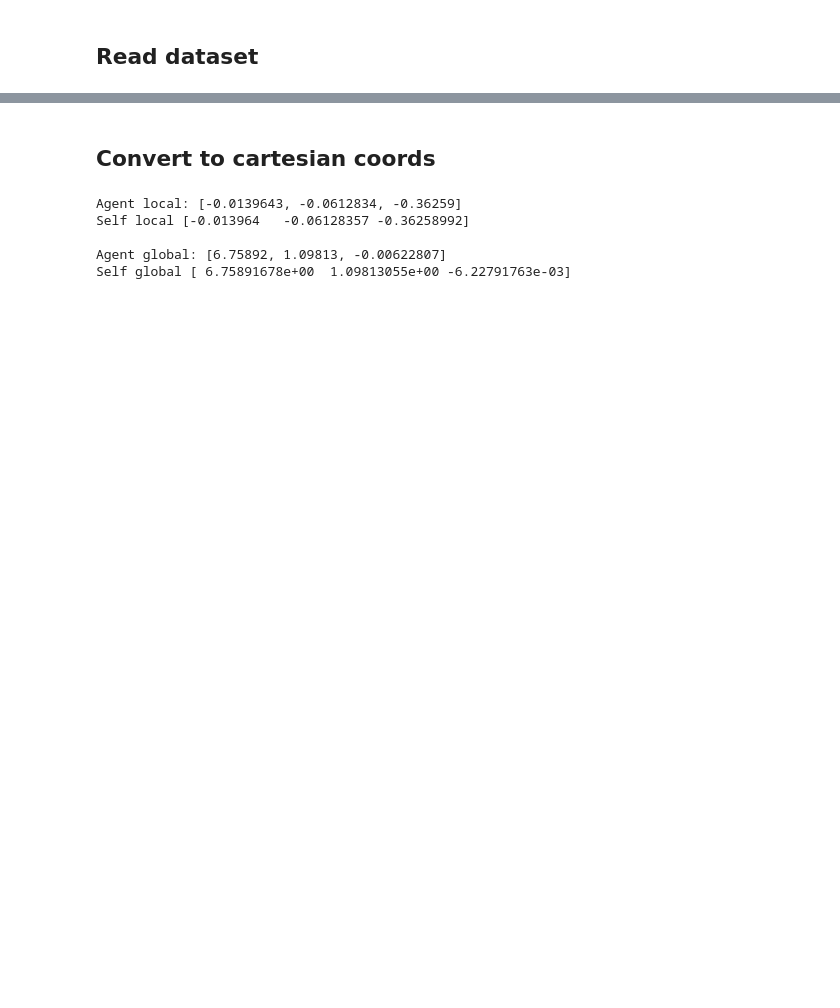
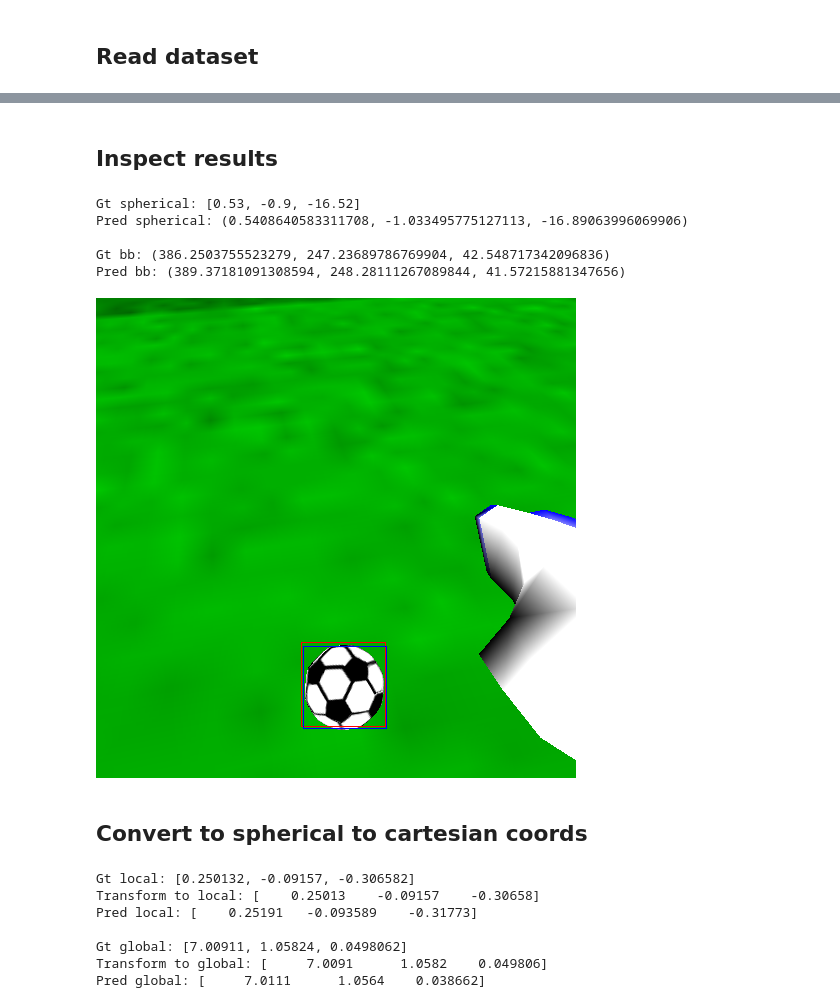
Before and after one commit to 262882/msc_trackdata_wrangling, a Jupyter notebook: transform/VisionTransform.ipynb, the cells around one changed output, grey strips where cells are left out. Saved outputs shown, nothing was run; the diff lists cells and outputs as text; code cells hidden in the pictures; blank space fills up the shorter version.

```diff
--- a/transform/VisionTransform.ipynb
+++ b/transform/VisionTransform.ipynb
@@ -17,0 +42,2 @@ with open(name_img, 'r') as input_file:
+# %%
+model = pretrained_yolov5s(None, None)
@@ -18,5 +52,32 @@ with open(name_img, 'r') as input_file:
+# %%
+detections = model.forward(test_img)[0]
+pred_boxes = detections[0:4]
+pred_bb = (pred_boxes[3]+pred_boxes[1])/2, (pred_boxes[0]+pred_boxes[2])/2, ((pred_boxes[2]-pred_boxes[0]+pred_boxes[3]-pred_boxes[1])/2)/2
+pred_sph = transform_cambb2sph(np.asarray(test_img), pred_bb)
+# %% [markdown]
+## Inspect results
+# %%
+print("Gt spherical:", gt_sph)
+print("Pred spherical:", pred_sph)
+print("")
+print("Gt bb:", gt_bb)
+print("Pred bb:", pred_bb)
+# %% [output]
+Gt spherical: [0.53, -0.9, -16.52]
+Pred spherical: (0.5408640583311708, -1.033495775127113, -16.89063996069906)
+
+Gt bb: (386.2503755523279, 247.23689786769904, 42.548717342096836)
+Pred bb: (389.37181091308594, 248.28111267089844, 41.57215881347656)
+# %%
+test_img = decode(img_dict['img'], img_dict['h_img'], img_dict['w_img'])
+add_bb_frmcamsph(test_img, gt_sph, color = (255,0,0))
+add_bb_frmcamsph(test_img, pred_sph, color = (0,0,255))
+test_img = Image.fromarray(test_img)
+test_img
+# %% [output]
+[figure, added]
 # %% [markdown]
-## Convert to cartesian coords
+## Convert to spherical to cartesian coords
 # %%
 if img_dict['ball_sighted'] == 1:
     coords_spher_cam = np.array(img_dict['ball_locate'])
@@ -26,12 +91,16 @@ if img_dict['ball_sighted'] == 1:
 # %%
-print("Agent local:", step_dict['see_ball_local'])
-print("Self local", coords_local)
+print("Gt local:", step_dict['see_ball_local'])
+print("Transform to local:", coords_local)
+print("Pred local:", pred_local)
 print("")
-print("Agent global:", step_dict['see_ball_global'])
-print("Self global", coords_global)
+print("Gt global:", step_dict['see_ball_global'])
+print("Transform to global:", coords_global)
+print("Pred global:", pred_global)
 # %% [output]
-Agent local: [-0.0139643, -0.0612834, -0.36259]
-Self local [-0.013964   -0.06128357 -0.36258992]
+Gt local: [0.250132, -0.09157, -0.306582]
+Transform to local: [    0.25013    -0.09157    -0.30658]
+Pred local: [    0.25191   -0.093589    -0.31773]
 
-Agent global: [6.75892, 1.09813, -0.00622807]
-Self global [ 6.75891678e+00  1.09813055e+00 -6.22791763e-03]
+Gt global: [7.00911, 1.05824, 0.0498062]
+Transform to global: [     7.0091      1.0582    0.049806]
+Pred global: [     7.0111      1.0564    0.038662]
```
Also changed, not shown: parts of 13 cells of this notebook, 4 other files.
